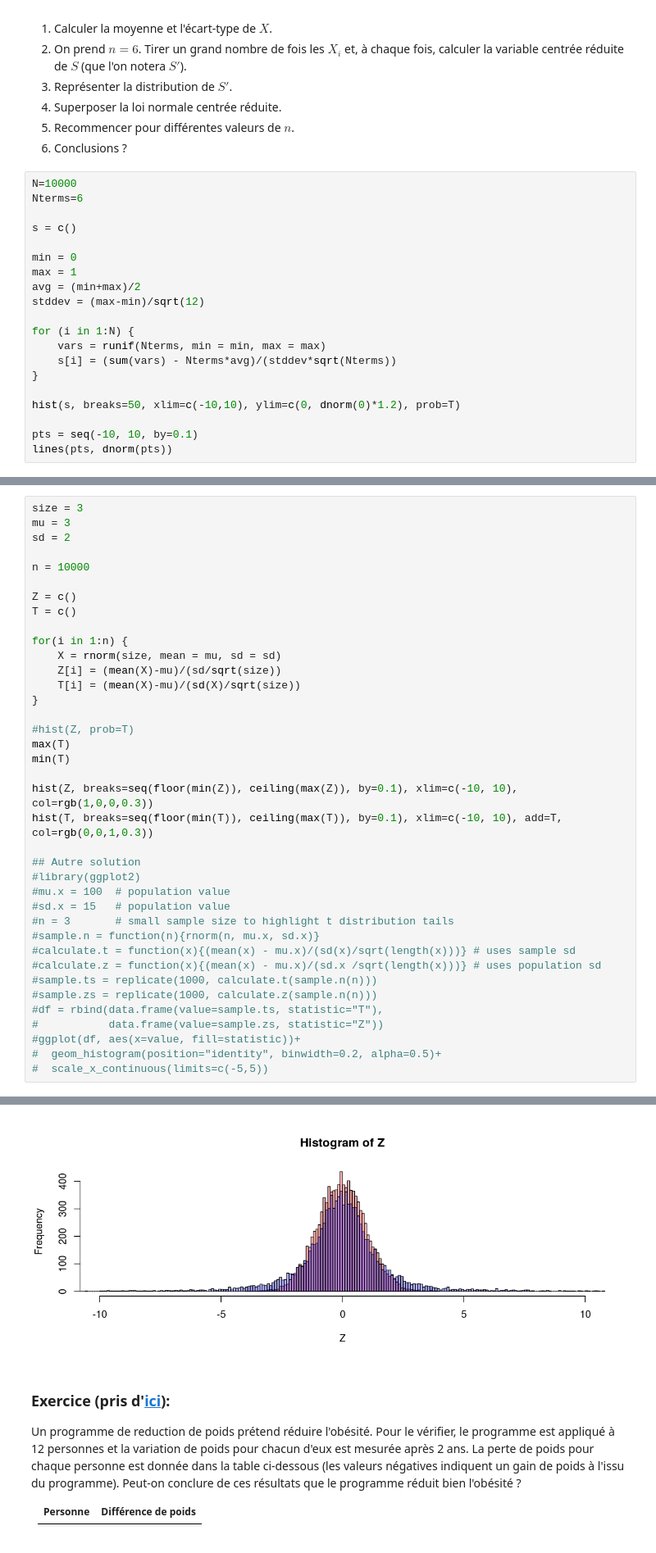
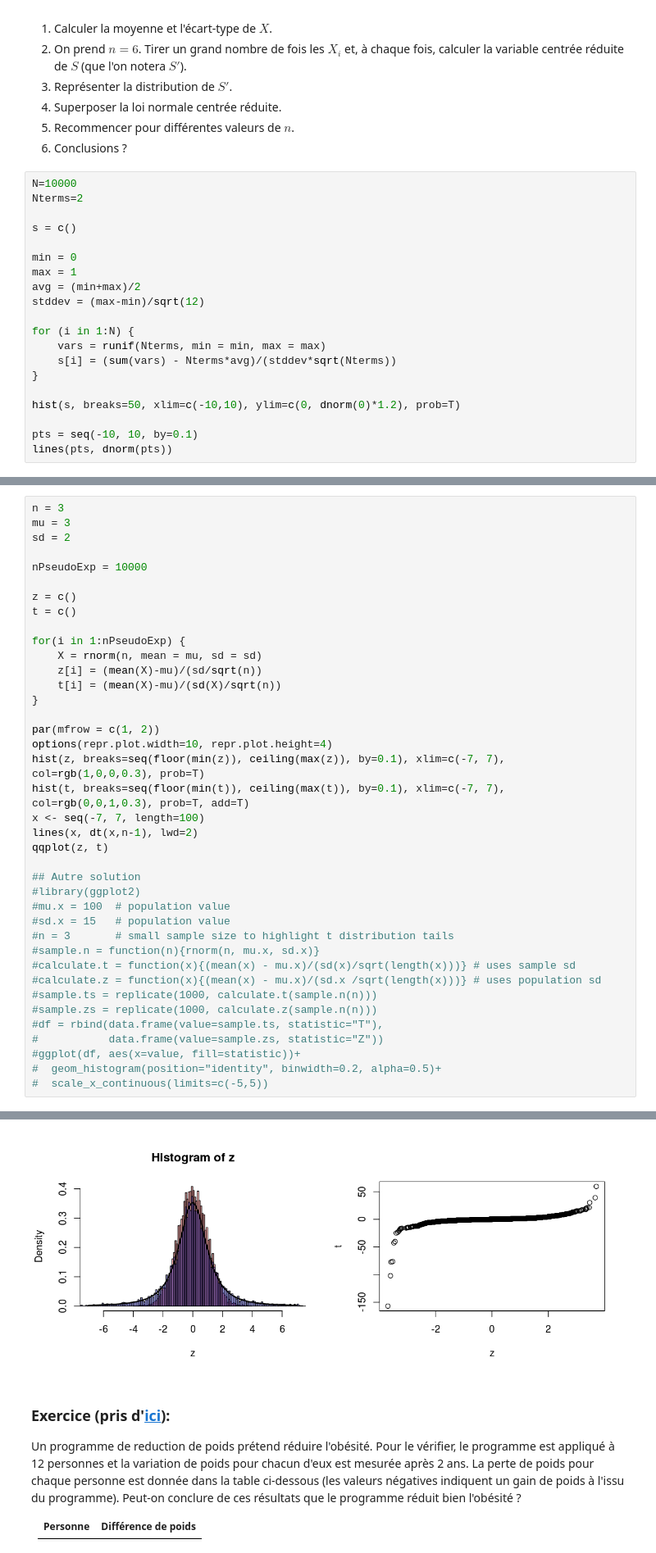
Before and after one commit to ebusato/jupyter_R, a Jupyter notebook: Exercices.ipynb, the cells around one changed output, grey strips where cells are left out. Shown at 82% size. Saved outputs shown, nothing was run; the diff lists cells and outputs as text.

```diff
--- a/Exercices.ipynb
+++ b/Exercices.ipynb
@@ -40,7 +40,7 @@ $$S = \sum_{i=1}^{n} X_i$$
 6. Conclusions ?
 # %%
 N=10000
-Nterms=6
+Nterms=2
 
 s = c()
 
@@ -81,25 +83,26 @@ Le but de cet exercice est de générer et représenter les distributions de $Z$
 # %%
-size = 3
+n = 3
 mu = 3
 sd = 2
 
-n = 10000
+nPseudoExp = 10000
 
-Z = c()
-T = c()
+z = c()
+t = c()
 
-for(i in 1:n) {
-    X = rnorm(size, mean = mu, sd = sd)
-    Z[i] = (mean(X)-mu)/(sd/sqrt(size))
-    T[i] = (mean(X)-mu)/(sd(X)/sqrt(size))
+for(i in 1:nPseudoExp) {
+    X = rnorm(n, mean = mu, sd = sd)
+    z[i] = (mean(X)-mu)/(sd/sqrt(n))
+    t[i] = (mean(X)-mu)/(sd(X)/sqrt(n))
 }
 
-#hist(Z, prob=T)
-max(T)
-min(T)
-
-hist(Z, breaks=seq(floor(min(Z)), ceiling(max(Z)), by=0.1), xlim=c(-10, 10), col=rgb(1,0,0,0.3))
-hist(T, breaks=seq(floor(min(T)), ceiling(max(T)), by=0.1), xlim=c(-10, 10), add=T, col=rgb(0,0,1,0.3))
+par(mfrow = c(1, 2))
+options(repr.plot.width=10, repr.plot.height=4)
+hist(z, breaks=seq(floor(min(z)), ceiling(max(z)), by=0.1), xlim=c(-7, 7), col=rgb(1,0,0,0.3), prob=T)
+hist(t, breaks=seq(floor(min(t)), ceiling(max(t)), by=0.1), xlim=c(-7, 7), col=rgb(0,0,1,0.3), prob=T, add=T)
+x <- seq(-7, 7, length=100)
+lines(x, dt(x,n-1), lwd=2)
+qqplot(z, t)
 
 ## Autre solution
 #library(ggplot2)
@@ -124,4 +123,4 @@ Warning message in if (!add) {:
-[figure, old version]
+[figure, new version]
 # %% [markdown]
 ### Exercice (pris d'[ici](http://www.real-statistics.com/students-t-distribution/one-sample-t-test/)):
 
```
Also changed, not shown: parts of 3 cells of this notebook, 2 other files.
